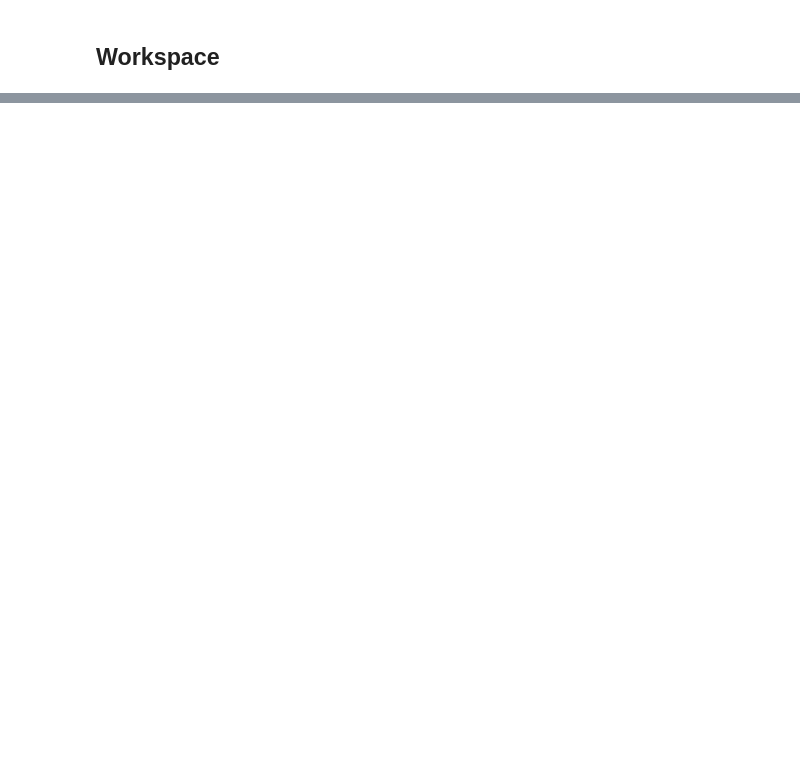
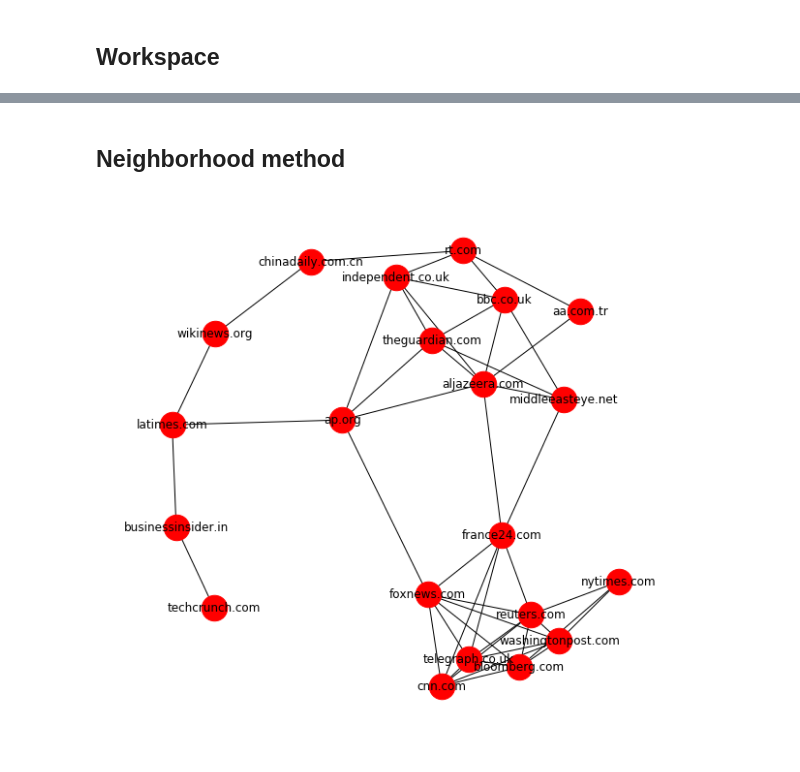
Before and after one commit to MickJermsurawong/EE227-graphical-lasso, a Jupyter notebook: Sentiment.ipynb, the cells around one changed output, grey strips where cells are left out. Drawn from its saved outputs; the diff is of its cells as text; code cells hidden in the pictures; blank space fills up the shorter version.

Commit message:
feat: neighborhood method

```diff
--- a/Sentiment.ipynb
+++ b/Sentiment.ipynb
@@ -282,0 +284,2 @@ plot_network(my_graphical_lasso(A_std, l1_lambda=0.12), sources)
+# %% [markdown]
+## Neighborhood method
@@ -282,0 +289,7 @@ plot_network(my_graphical_lasso(A_std, l1_lambda=0.12), sources)
+# %%
+n_sel = NGraphSelection(Lasso)
+g = n_sel.fit(A_std, 0.10, 'AND')
+# %%
+plot_network(g, sources)
+# %% [output]
+[figure, added]
```
Also changed, not shown: parts of 12 cells of this notebook, 4 other files.
